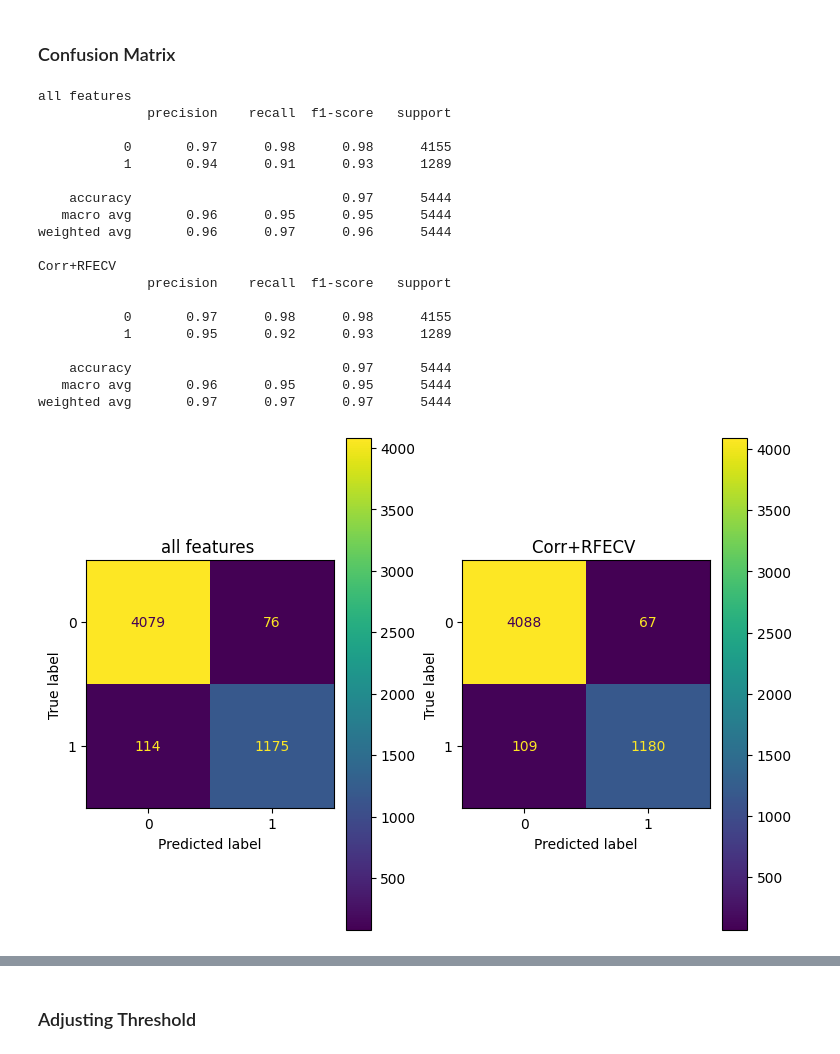
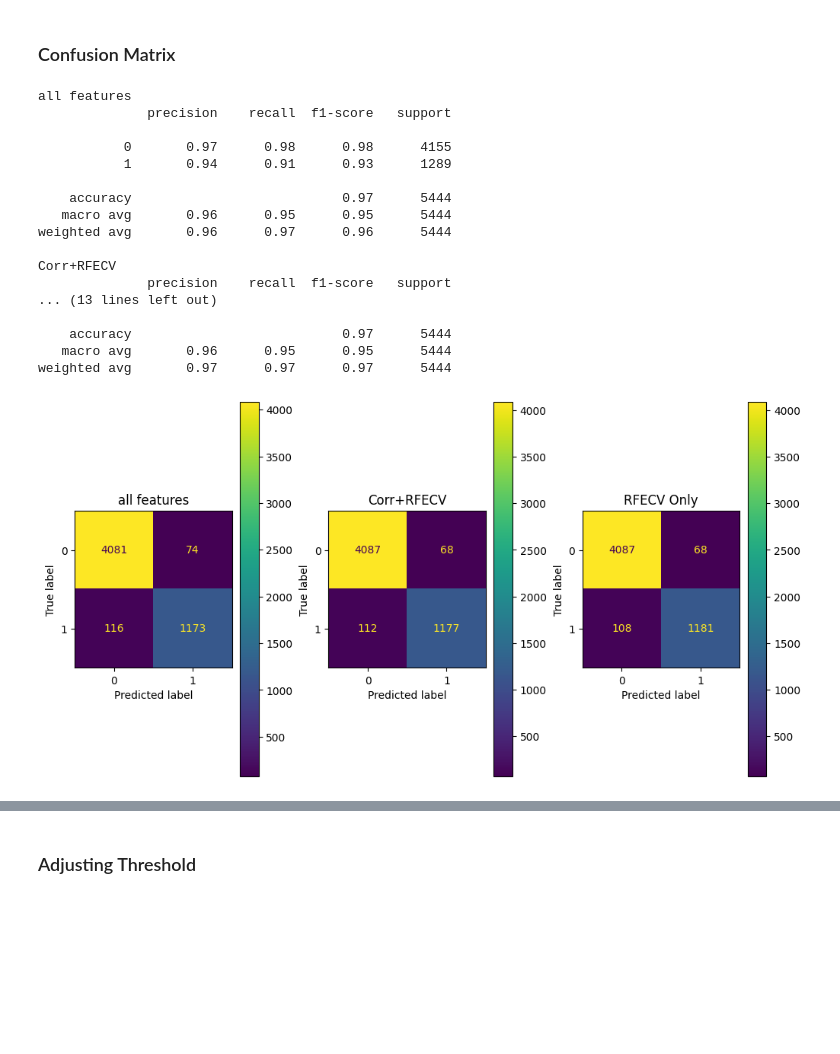
Before and after one commit to raymondsamalo/25S1-C-NYP-ITI111-Applied-Machine-Learning, a Jupyter notebook: AndroidMalwareRaymondSamalo.ipynb, the cells around one changed output, grey strips where cells are left out. Drawn from its saved outputs; the diff is of its cells as text; code cells hidden in the pictures; blank space fills up the shorter version.

```diff
--- a/AndroidMalwareRaymondSamalo.ipynb
+++ b/AndroidMalwareRaymondSamalo.ipynb
@@ -452,11 +452,13 @@ The highly correlated sets look reasonable e.g {'android.intent.action.BOOT_COMP
 
 Let's drop some of them to simplify our features
 # %%
-X_train_cfs = X_train.copy()
+all_columns = set(X_train.columns.to_list())
+columns_to_drop=set()
 for feature_set in features_corrs:
     feature_set = sorted(list(feature_set)) # prioritise read over write as read comes before write in order
     for feature in feature_set[1:]: # keep first feature
-        print("dropping ", feature)
-        X_train_cfs.drop(feature, axis=1, inplace=True, errors="ignore")
+        columns_to_drop.add(feature)
+columns_to_keep = all_columns - columns_to_drop
+X_train_cfs = X_train.filter(items=list(columns_to_keep))
 print("number of column after dropping highly correlated columns",X_train_cfs.shape[1])
 # %% [output]
@@ -494,23 +480,16 @@ from sklearn.linear_model import LogisticRegression
 
 def selectFeaturesUsingRFECV(train_X,train_y):
     try:
-        selector = RFECV(LogisticRegression(solver='liblinear', random_state=42), cv=5)
+        selector = RFECV(LogisticRegression(random_state=42), cv=5)
         selector.fit_transform(train_X, train_y)
         selected_columns = train_X.columns[selector.get_support()]
-        return set(selected_columns)
+        return train_X.filter(items=selected_columns.to_list())
     except ValueError as e:
         print(e)
         return None
-def  RFECV_X_Train(train_X,train_y):
-    selected_columns = selectFeaturesUsingRFECV(train_X,train_y)
-    all_columns = set(train_X.columns)
-    drop_columns = all_columns-selected_columns
-    train_X_fs = train_X.copy()
-    train_X_fs.drop(columns=drop_columns, axis=1, inplace=True)
-    return train_X_fs
 
-X_train_rfecv_only = RFECV_X_Train(X_train, y_train)
-X_train_fs = RFECV_X_Train(X_train_cfs, y_train)
+X_train_rfecv_only = selectFeaturesUsingRFECV(X_train, y_train)
+X_train_fs = selectFeaturesUsingRFECV(X_train_cfs, y_train)
 
 print(f"RFECV without Correlation Matrix filtering choose {X_train_rfecv_only.shape[1]} features")
 print(f"RFECV after Correlation Matrix filtering choose {X_train_fs.shape[1]} features")
@@ -530,7 +509,7 @@ from sklearn.metrics import accuracy_score
 
 print("# Using Variance Threshold")
 def get_accuracy_and_model(x_train_chosen):
-    lr_clf = LogisticRegression(solver='liblinear', random_state=42)
+    lr_clf = LogisticRegression(random_state=42)
     lr_clf.fit(x_train_chosen, y_train)
     y_pred = lr_clf.predict(pd.DataFrame(X_test, columns=x_train_chosen.columns))
     accuracy = accuracy_score(y_test, y_pred)*100
@@ -584,38 +558,36 @@ Next let's compare using confusion matrix between our combined feature selection
 # %%
 from sklearn.model_selection import cross_val_predict
 from sklearn.metrics import ConfusionMatrixDisplay
 from sklearn.metrics import classification_report
 
 fig = plt.figure(figsize=(10, 5),layout='constrained')
-
 def display_confusion_matrix(ax, the_lr_clf, train_X, train_y, title):
     print(title)
     pred = cross_val_predict(the_lr_clf, train_X, train_y, cv=5)
+    print(classification_report(train_y, pred))
     disp=ConfusionMatrixDisplay.from_predictions(train_y, pred,display_labels=the_lr_clf.classes_, ax=ax)
     disp.ax_.set_title(title)
-    print(classification_report(train_y, pred))
 
-display_confusion_matrix(fig.add_subplot(1,3,1), lr_clf_original, X_train, y_train, "all features ")
-display_confusion_matrix(fig.add_subplot(1,3,2), lr_clf_fs, X_train_fs, y_train, "Corr+RFECV ")
+display_confusion_matrix(fig.add_subplot(1,3,1), lr_clf_original, X_train, y_train, "all features")
+display_confusion_matrix(fig.add_subplot(1,3,2), lr_clf_fs, X_train_fs, y_train, "Corr+RFECV")
+display_confusion_matrix(fig.add_subplot(1,3,3), lr_clf_rfecv, X_train_rfecv_only, y_train, "RFECV Only")
 # %% [output]
 all features
               precision    recall  f1-score   support
 
            0       0.97      0.98      0.98      4155
            1       0.94      0.91      0.93      1289
 
     accuracy                           0.97      5444
    macro avg       0.96      0.95      0.95      5444
 weighted avg       0.96      0.97      0.96      5444
 
 Corr+RFECV
               precision    recall  f1-score   support
-
-           0       0.97      0.98      0.98      4155
-           1       0.95      0.92      0.93      1289
+... (13 lines left out)
 
     accuracy                           0.97      5444
    macro avg       0.96      0.95      0.95      5444
 weighted avg       0.97      0.97      0.97      5444
-[figure, old version]
+[figure, new version]
 # %% [markdown]
```
Also changed, not shown: parts of 8 cells of this notebook.
